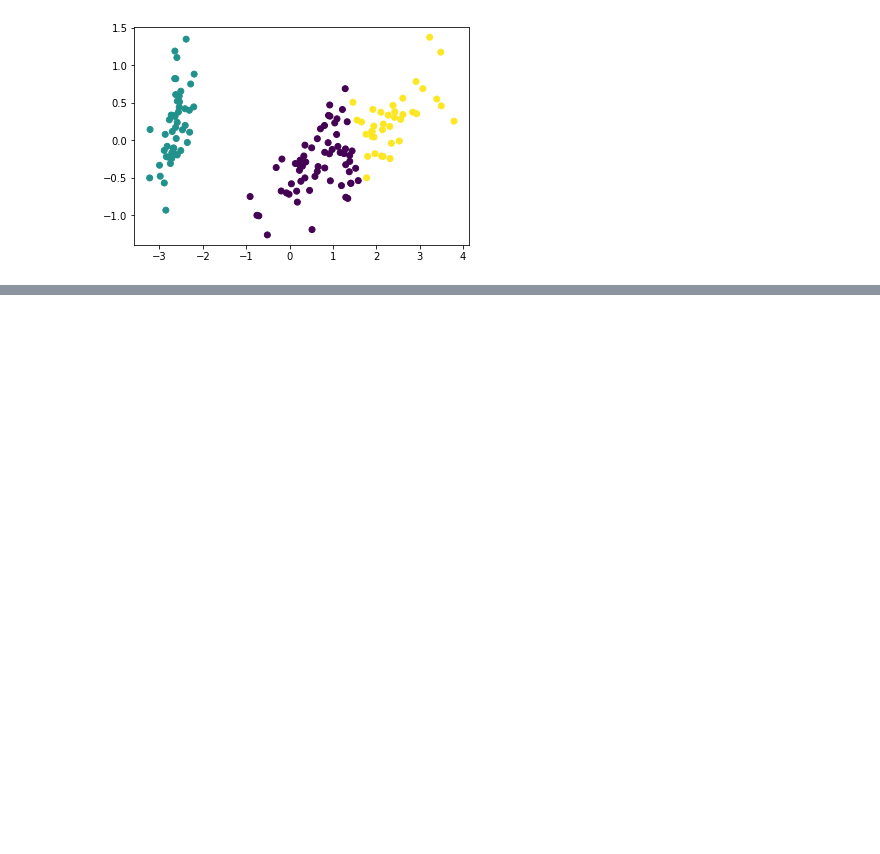
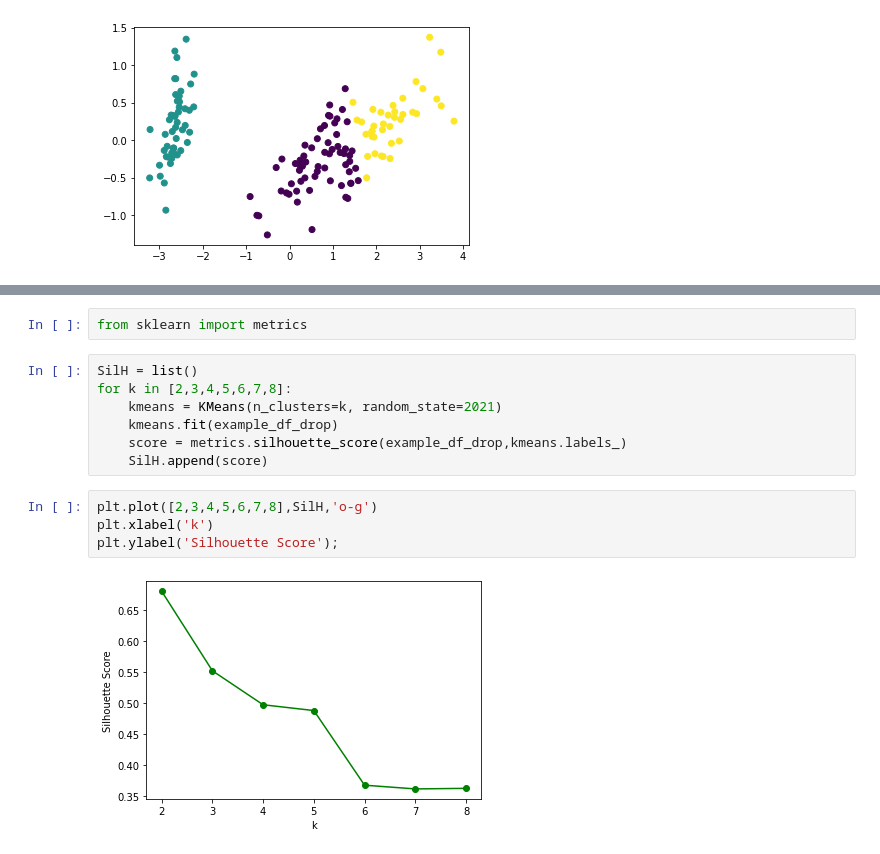
Before and after one commit to Wikanda-Hongboonmee/multivariate, a Jupyter notebook: Chapter_6_Cluster_Analysis.ipynb, the cells around one changed output, grey strips where cells are left out. Cells and saved outputs as stored; diff of their text form; blank space fills up the shorter version.

```diff
--- a/Chapter_6_Cluster_Analysis.ipynb
+++ b/Chapter_6_Cluster_Analysis.ipynb
@@ -118,0 +214,15 @@ plt.scatter(new_pca[:,0],new_pca[:,1],c=y)
+# %%
+from sklearn import metrics
+# %%
+SilH = list()
+for k in [2,3,4,5,6,7,8]:
+    kmeans = KMeans(n_clusters=k, random_state=2021)
+    kmeans.fit(example_df_drop)
+    score = metrics.silhouette_score(example_df_drop,kmeans.labels_)
+    SilH.append(score)
+# %%
+plt.plot([2,3,4,5,6,7,8],SilH,'o-g')
+plt.xlabel('k')
+plt.ylabel('Silhouette Score');
+# %% [output]
+[figure, added]
```
Also changed, not shown: parts of 18 cells of this notebook.
